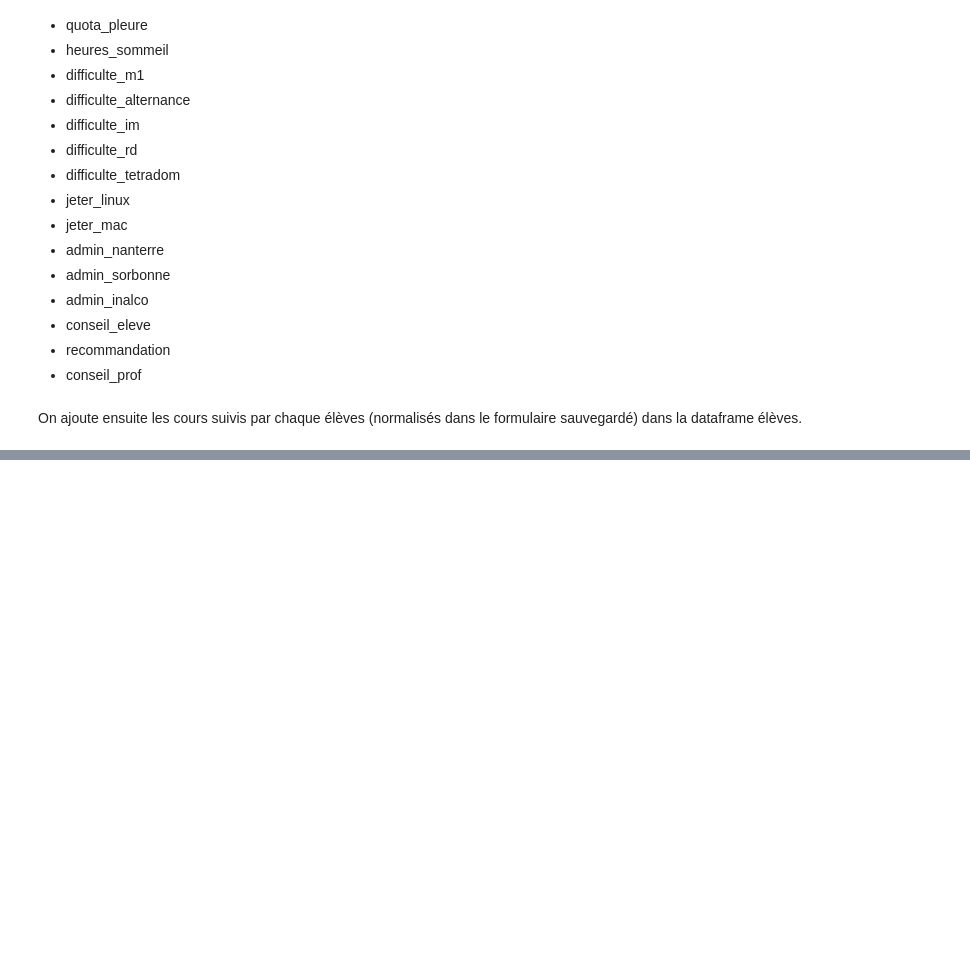
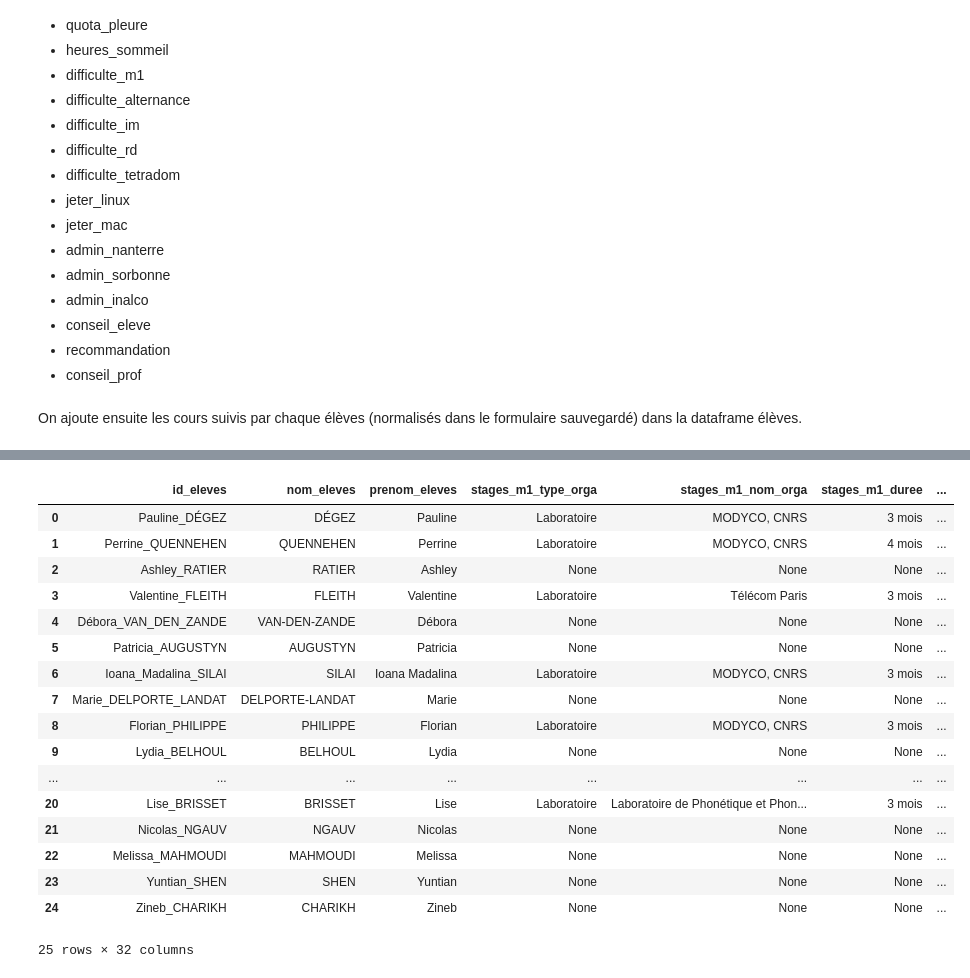
Before and after one commit to ASVienot/ontologie_masterTAL, a Jupyter notebook: dataframes.ipynb, the cells around one changed output, grey strips where cells are left out. Saved outputs shown, nothing was run; the diff lists cells and outputs as text; code cells hidden in the pictures; blank space fills up the shorter version.

```diff
--- a/dataframes.ipynb
+++ b/dataframes.ipynb
@@ -559,7 +559,31 @@ traitement statistique de corpus NOUVEL Damien Damien_NOUVEL
 # %% [markdown]
 On ajoute ensuite les années et les établissements pour chaque cours.
 # %%
-dico_cours["annee"] = ["2024-2025", "2024-2025", "2023-2024", "2024-2025", "2024-2025", "2024-2025", "2024-2025", "2023-2024", "2024-2025", "2023-2024", "2024-2025", "2024-2025", "2023-2024", "2023-2024", "2023-2024", "2024-2025", "2023-2024", "2024-2025", "2024-2025", "2023-2024", "2023-2024", "2024-2025", "2024-2025", "2023-2024", "2024-2025", "2024-2025", "2024-2025", "2023-2024", "2023-2024", "2024-2025", "2023-2024", "2024-2025", "2024-2025", "2023-2024", "2024-2025", "2023-2024", "2023-2024", "2024-2025", "2023-2024", "2023-2024", "2024-2025", "2023-2024", "2024-2025", "2023-2024", "2024-2025", "2023-2024", "2023-2024", "2023-2024", "2024-2025", "2023-2024", "2023-2024", "2023-2024", "2023-2024", "2023-2024", "2023-2024", "2023-2024", "2023-2024", "2023-2024", "2023-2024", "2023-2024", "2024-2025", "2023-2024", "2023-2024", "2024-2025", "2024-2025", "2023-2024", "2024-2025", "2023-2024", "2023-2024", "2023-2024", "2023-2024", "2023-2024", "2024-2025", "2024-2025", "2024-2025"]
-dico_cours["etablissement"] = ["Inalco", "SorbonneNouvelle", "Nanterre", "Nanterre", "Nanterre", "Nanterre", "Nanterre", "Nanterre", "Inalco", "Nanterre", "SorbonneNouvelle", "Inalco", "Inalco", "Nanterre", "Inalco", "Nanterre", "SorbonneNouvelle", "Inalco", "Inalco", "Nanterre", "Inalco", "Inalco", "Inalco", "Inalco", "Nanterre", "Nanterre", "Nanterre", "SorbonneNouvelle", "Inalco", "Inalco", "Inalco", "Inalco", "Nanterre", "Inalco", "Nanterre", "Inalco", "Nanterre", "Inalco", "Inalco", "Inalco", "Nanterre", "Nanterre", "Nanterre", "Nanterre", "Nanterre", "Nanterre", "Inalco", "Nanterre", "Inalco", "Inalco", "Inalco", "SorbonneNouvelle", "Inalco", "SorbonneNouvelle", "SorbonneNouvelle", "Inalco", "Inalco", "Nanterre", "SorbonneNouvelle", "Inalco", "Inalco", "Inalco", "Nanterre", "SorbonneNouvelle", "Inalco", "Inalco", "Nanterre", "SorbonneNouvelle", "SorbonneNouvelle", "Inalco", "Inalco", "Inalco", "Inalco", "Inalco", "Inalco"]
+dico_cours["annee"] = [ '2024-2025', '2024-2025', '2023-2024', '2024-2025', '2024-2025', '2024-2025', '2024-2025', '2023-2024',
+                        '2024-2025', '2023-2024', '2024-2025', '2024-2025', '2023-2024', '2023-2024', '2023-2024', '2024-2025',
+                        '2023-2024', '2024-2025', '2023-2024', '2023-2024', '2024-2025', '2024-2025', '2023-2024', '2024-2025',
+                        '2024-2025', '2024-2025', '2023-2024', '2023-2024', '2024-2025', '2023-2024', '2024-2025', '2023-2024',
+                        '2024-2025', '2023-2024', '2023-2024', '2024-2025', '2023-2024', '2023-2024', '2024-2025', '2023-2024',
+                        '2024-2025', '2023-2024', '2024-2025', '2023-2024', '2023-2024', '2023-2024', '2023-2024', '2023-2024',
+                        '2023-2024', '2023-2024', '2023-2024', '2023-2024', '2023-2024', '2023-2024', '2023-2024', '2023-2024',
+                        '2023-2024', '2024-2025', '2023-2024', '2023-2024', '2024-2025', '2024-2025', '2023-2024', '2024-2025',
+                        '2023-2024', '2023-2024', '2023-2024', '2023-2024', '2023-2024', '2024-2025']
 
+dico_cours["etablissement"] = ['Inalco', 'SorbonneNouvelle', 'Nanterre', 'Nanterre', 'Nanterre', 'Nanterre', 'Nanterre', 'Nanterre',
+                 'Inalco', 'Nanterre', 'SorbonneNouvelle', 'Inalco', 'Inalco', 'Nanterre', 'Inalco', 'Nanterre',
+                 'SorbonneNouvelle', 'Inalco', 'Nanterre', 'Inalco', 'Inalco', 'Inalco', 'Inalco', 'Nanterre',
+                 'Nanterre', 'Nanterre', 'SorbonneNouvelle', 'Inalco', 'Inalco', 'Inalco', 'Nanterre', 'Inalco',
+                 'Nanterre', 'Inalco', 'Nanterre', 'Inalco', 'Inalco', 'Nanterre', 'Nanterre', 'Nanterre', 'Nanterre',
+                 'Nanterre', 'Nanterre', 'Inalco', 'Nanterre', 'Inalco', 'Inalco', 'SorbonneNouvelle', 'Inalco',
+                 'SorbonneNouvelle', 'SorbonneNouvelle', 'Inalco', 'Inalco', 'Nanterre', 'SorbonneNouvelle', 'Inalco',
+                 'Inalco', 'Inalco', 'Nanterre', 'Nanterre', 'SorbonneNouvelle', 'Inalco', 'Inalco', 'Nanterre',
+                 'SorbonneNouvelle', 'SorbonneNouvelle', 'Inalco', 'SorbonneNouvelle', 'Inalco', 'Inalco']
 # print(len(dico_cours["annee"]), len(dico_cours["nom_cours"]), len(dico_cours["nom_prof"]), len(dico_cours["prenom_prof"]), len(dico_cours["id_prof"]), len(dico_cours["etablissement"]))
+
+for key, value in dico_cours.items():
+    print(key, len(value))
+
+i = 1
+for nom_cours, etablissement, annee in zip(dico_cours["nom_cours"], dico_cours["etablissement"], dico_cours["annee"]):
+    print(nom_cours, etablissement, annee, i)
+    i += 1
@@ -683,0 +754,2 @@ df_eleves_avec_cours.to_csv("eleves_avec_cours.csv", index=False)
+# %%
+df_formulaire = pd.read_csv("formulaire_cleaned.csv")
@@ -683,0 +941,22 @@ df_eleves_avec_cours.to_csv("eleves_avec_cours.csv", index=False)
+# %%
+df_stages = pd.DataFrame(dico_stages)
+df_stages
+# %% [output]
+|  | id_eleves | nom_eleves | prenom_eleves | stages_m1_type_orga | stages_m1_nom_orga | stages_m1_duree | ... |
+| 0 | Pauline_DÉGEZ | DÉGEZ | Pauline | Laboratoire | MODYCO, CNRS | 3 mois | ... |
+| 1 | Perrine_QUENNEHEN | QUENNEHEN | Perrine | Laboratoire | MODYCO, CNRS | 4 mois | ... |
+| 2 | Ashley_RATIER | RATIER | Ashley | None | None | None | ... |
+| 3 | Valentine_FLEITH | FLEITH | Valentine | Laboratoire | Télécom Paris | 3 mois | ... |
+| 4 | Débora_VAN_DEN_ZANDE | VAN-DEN-ZANDE | Débora | None | None | None | ... |
+| 5 | Patricia_AUGUSTYN | AUGUSTYN | Patricia | None | None | None | ... |
+| 6 | Ioana_Madalina_SILAI | SILAI | Ioana Madalina | Laboratoire | MODYCO, CNRS | 3 mois | ... |
+| 7 | Marie_DELPORTE_LANDAT | DELPORTE-LANDAT | Marie | None | None | None | ... |
+| 8 | Florian_PHILIPPE | PHILIPPE | Florian | Laboratoire | MODYCO, CNRS | 3 mois | ... |
+| 9 | Lydia_BELHOUL | BELHOUL | Lydia | None | None | None | ... |
+| ... | ... | ... | ... | ... | ... | ... | ... |
+| 20 | Lise_BRISSET | BRISSET | Lise | Laboratoire | Laboratoire de Phonétique et Phon... | 3 mois | ... |
+| 21 | Nicolas_NGAUV | NGAUV | Nicolas | None | None | None | ... |
+| 22 | Melissa_MAHMOUDI | MAHMOUDI | Melissa | None | None | None | ... |
+| 23 | Yuntian_SHEN | SHEN | Yuntian | None | None | None | ... |
+| 24 | Zineb_CHARIKH | CHARIKH | Zineb | None | None | None | ... |
+25 rows × 32 columns
```
Also changed, not shown: parts of 12 cells of this notebook, 8 other files.
